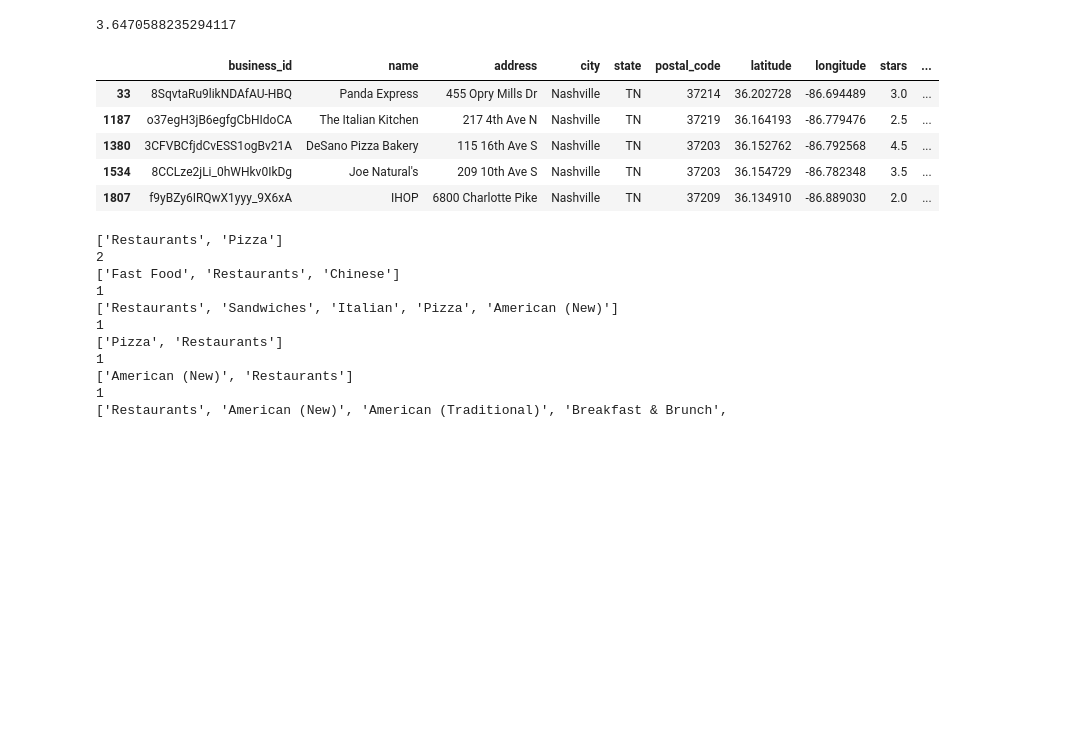
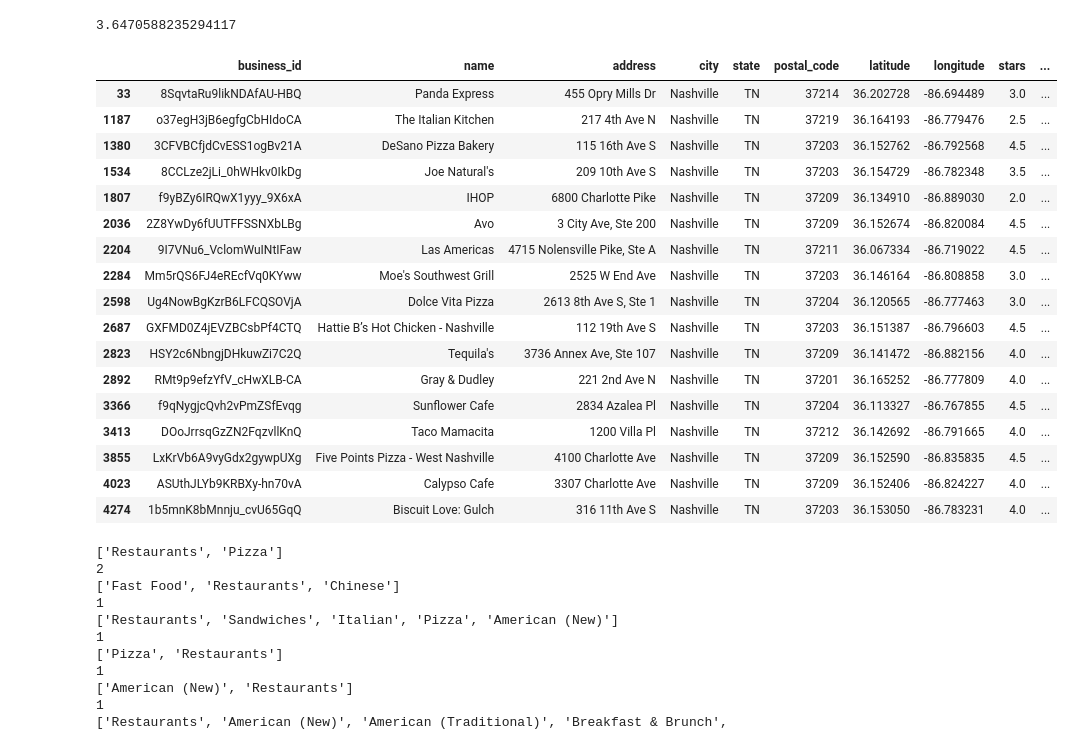
Before and after one commit to drojas-25/BrainStation-Capstone, a Jupyter notebook: Notebooks/04-UserExploration.ipynb, the cells around one changed output. Saved outputs shown, nothing was run; the diff lists cells and outputs as text; code cells hidden in the pictures; blank space fills up the shorter version.

```diff
--- a/Notebooks/UserExploration.ipynb
+++ b/Notebooks/04-UserExploration.ipynb
@@ -391,14 +398,26 @@ lucas_ratings['stars'].mean()
 3.6470588235294117
 # %%
 lucas_restaurants = restaurants_df[restaurants_df.business_id.isin(lucas_ratings.business_id )]
-lucas_restaurants.head()
+lucas_restaurants.head(20)
 # %% [output]
 |  | business_id | name | address | city | state | postal_code | latitude | longitude | stars | ... |
 | 33 | 8SqvtaRu9likNDAfAU-HBQ | Panda Express | 455 Opry Mills Dr | Nashville | TN | 37214 | 36.202728 | -86.694489 | 3.0 | ... |
 | 1187 | o37egH3jB6egfgCbHIdoCA | The Italian Kitchen | 217 4th Ave N | Nashville | TN | 37219 | 36.164193 | -86.779476 | 2.5 | ... |
 | 1380 | 3CFVBCfjdCvESS1ogBv21A | DeSano Pizza Bakery | 115 16th Ave S | Nashville | TN | 37203 | 36.152762 | -86.792568 | 4.5 | ... |
 | 1534 | 8CCLze2jLi_0hWHkv0IkDg | Joe Natural's | 209 10th Ave S | Nashville | TN | 37203 | 36.154729 | -86.782348 | 3.5 | ... |
 | 1807 | f9yBZy6IRQwX1yyy_9X6xA | IHOP | 6800 Charlotte Pike | Nashville | TN | 37209 | 36.134910 | -86.889030 | 2.0 | ... |
+| 2036 | 2Z8YwDy6fUUTFFSSNXbLBg | Avo | 3 City Ave, Ste 200 | Nashville | TN | 37209 | 36.152674 | -86.820084 | 4.5 | ... |
+| 2204 | 9I7VNu6_VclomWuINtIFaw | Las Americas | 4715 Nolensville Pike, Ste A | Nashville | TN | 37211 | 36.067334 | -86.719022 | 4.5 | ... |
+| 2284 | Mm5rQS6FJ4eREcfVq0KYww | Moe's Southwest Grill | 2525 W End Ave | Nashville | TN | 37203 | 36.146164 | -86.808858 | 3.0 | ... |
+| 2598 | Ug4NowBgKzrB6LFCQSOVjA | Dolce Vita Pizza | 2613 8th Ave S, Ste 1 | Nashville | TN | 37204 | 36.120565 | -86.777463 | 3.0 | ... |
+| 2687 | GXFMD0Z4jEVZBCsbPf4CTQ | Hattie B’s Hot Chicken - Nashville | 112 19th Ave S | Nashville | TN | 37203 | 36.151387 | -86.796603 | 4.5 | ... |
+| 2823 | HSY2c6NbngjDHkuwZi7C2Q | Tequila's | 3736 Annex Ave, Ste 107 | Nashville | TN | 37209 | 36.141472 | -86.882156 | 4.0 | ... |
+| 2892 | RMt9p9efzYfV_cHwXLB-CA | Gray & Dudley | 221 2nd Ave N | Nashville | TN | 37201 | 36.165252 | -86.777809 | 4.0 | ... |
+| 3366 | f9qNygjcQvh2vPmZSfEvqg | Sunflower Cafe | 2834 Azalea Pl | Nashville | TN | 37204 | 36.113327 | -86.767855 | 4.5 | ... |
+| 3413 | DOoJrrsqGzZN2FqzvllKnQ | Taco Mamacita | 1200 Villa Pl | Nashville | TN | 37212 | 36.142692 | -86.791665 | 4.0 | ... |
+| 3855 | LxKrVb6A9vyGdx2gywpUXg | Five Points Pizza - West Nashville | 4100 Charlotte Ave | Nashville | TN | 37209 | 36.152590 | -86.835835 | 4.5 | ... |
+| 4023 | ASUthJLYb9KRBXy-hn70vA | Calypso Cafe | 3307 Charlotte Ave | Nashville | TN | 37209 | 36.152406 | -86.824227 | 4.0 | ... |
+| 4274 | 1b5mnK8bMnnju_cvU65GqQ | Biscuit Love: Gulch | 316 11th Ave S | Nashville | TN | 37203 | 36.153050 | -86.783231 | 4.0 | ... |
 # %%
 lucas_restaurants['categories'].value_counts()
 # %% [output]
```
Also changed, not shown: parts of 29 cells of this notebook, 4 other files.
